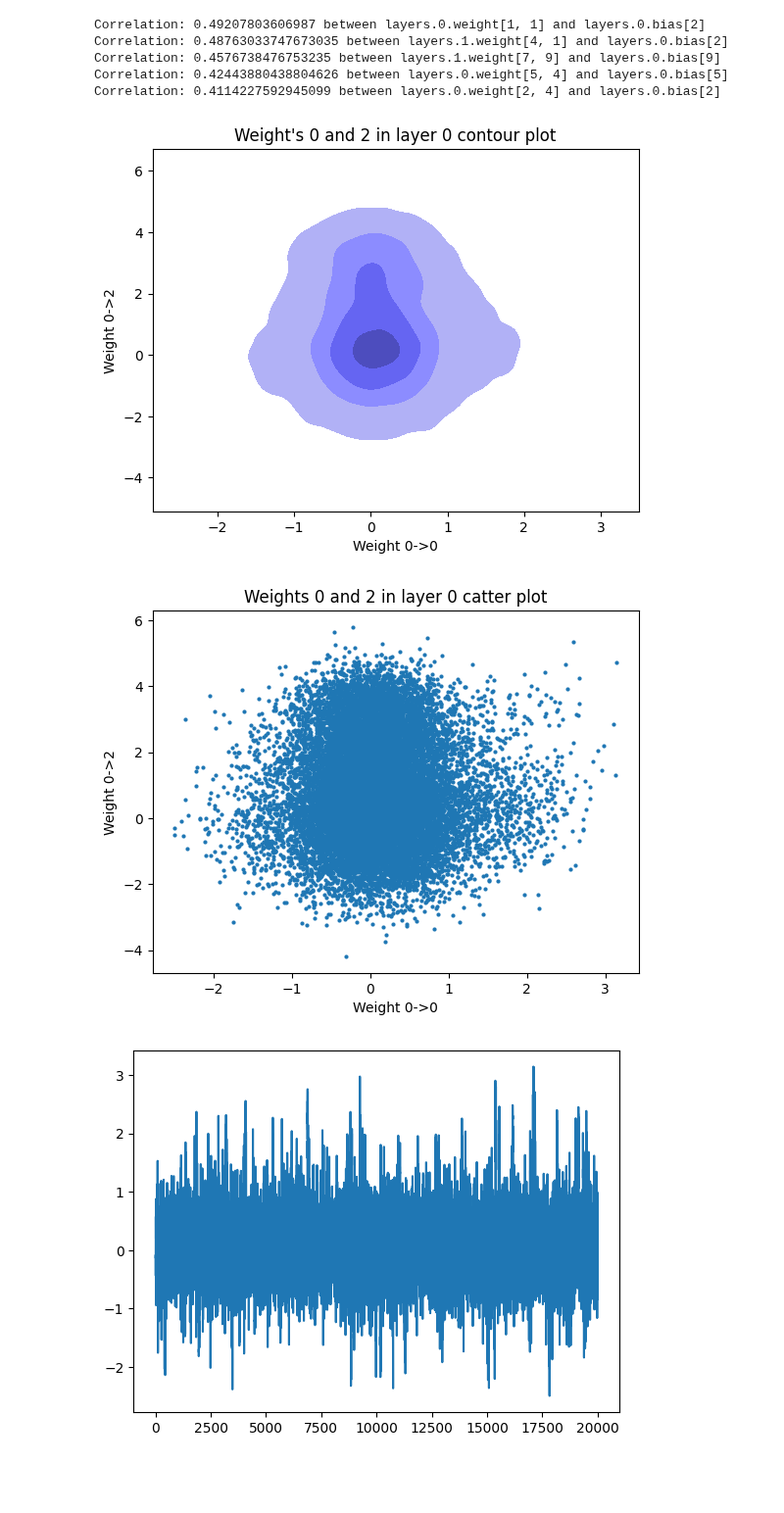
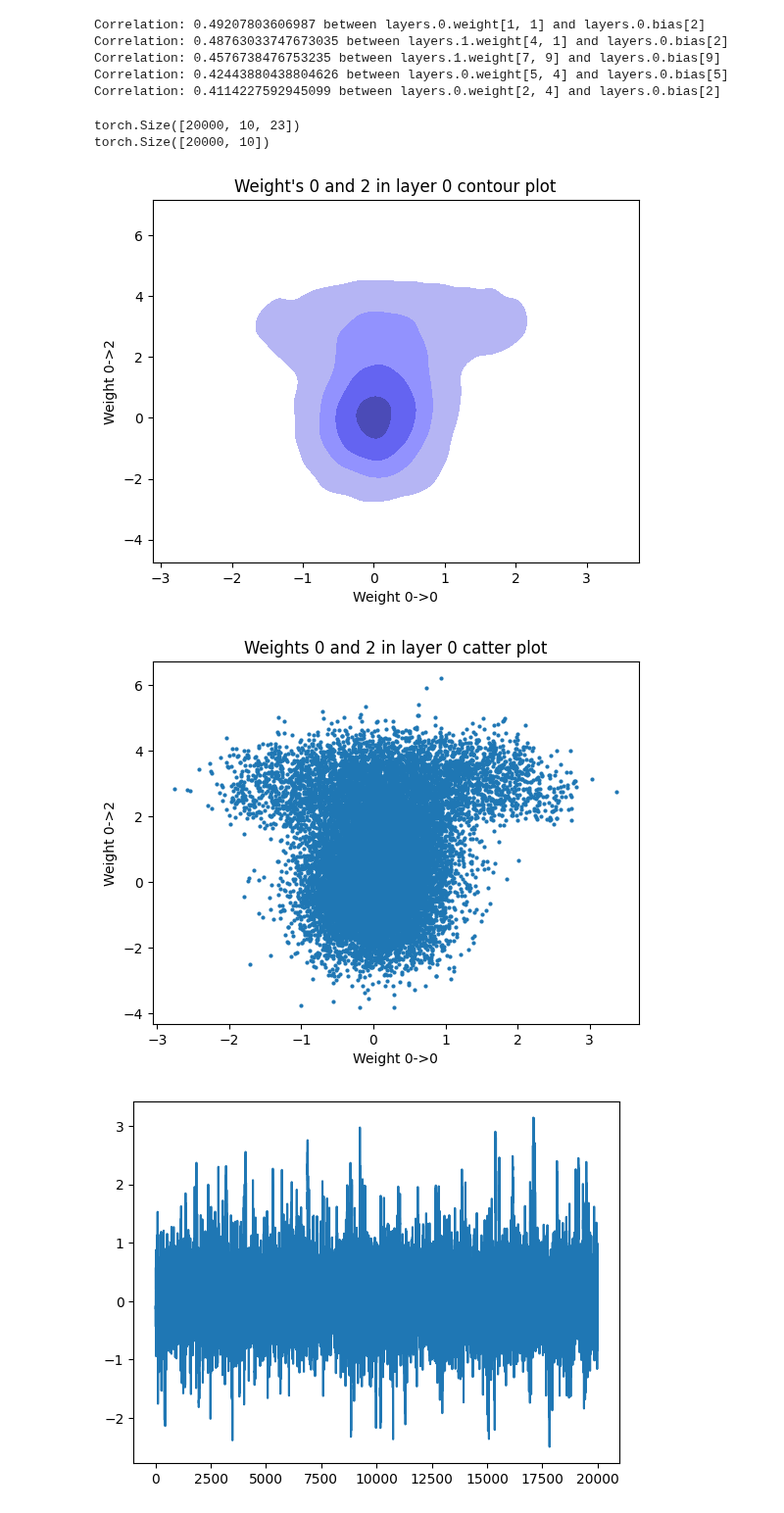
Before and after one commit to Marco-Gal/Bayesian-Neural-Network-Project, a Jupyter notebook: Boston Dataset Experiments/Obesity/Posterior Plotting/Making posterior plot.ipynb, the cells around one changed output. Shown at 98% size. Saved outputs shown, nothing was run; the diff lists cells and outputs as text; code cells hidden in the pictures; blank space fills up the shorter version.

```diff
--- a/Boston Dataset Experiments/Obesity/Posterior Plotting/Making posterior plot.ipynb
+++ b/Boston Dataset Experiments/Obesity/Posterior Plotting/Making posterior plot.ipynb
@@ -165,45 +169,42 @@ Correlation: 0.48763033747673035 between layers.1.weight[4, 1] and layers.0.bias
 Correlation: 0.4576738476753235 between layers.1.weight[7, 9] and layers.0.bias[9]
 Correlation: 0.42443880438804626 between layers.0.weight[5, 4] and layers.0.bias[5]
 Correlation: 0.4114227592945099 between layers.0.weight[2, 4] and layers.0.bias[2]
+# %%
+print(loaded_samples['layers.0.weight'][:,:,:].shape)
+
+print(loaded_samples['layers.0.bias'][:,:].shape)
+# %% [output]
+torch.Size([20000, 10, 23])
+torch.Size([20000, 10])
 # %%
 # These are the joint density plots of the 5 highest correlation pairs, in descending order
 
-# x=loaded_samples['layers.0.weight'][:,1,1]
+# x=loaded_samples['layers.1.weight'][:,4,1]
 # y=loaded_samples['layers.0.bias'][:,2]
 
-x=loaded_samples['layers.1.weight'][:,4,1]
-y=loaded_samples['layers.0.bias'][:,2]
+x=loaded_samples['layers.1.weight'][:,7,9]
+y=loaded_samples['layers.0.bias'][:,9]
 
-# x=loaded_samples['layers.1.weight'][:,7,9]
-# y=loaded_samples['layers.0.bias'][:,9]
 
-# x=loaded_samples['layers.0.weight'][:,5,4]
-# y=loaded_samples['layers.0.bias'][:,5]
-
-# x=loaded_samples['layers.0.weight'][:,2,4]
-# y=loaded_samples['layers.0.bias'][:,2]
-
-import seaborn as sns
-import matplotlib.pyplot as plt
 
 sns.kdeplot(x = x, y = y, fill = True, levels = [0.05, 0.3, 0.6, 0.9, 1], color = 'blue')
 plt.xlabel("Weight 0->0")
 plt.ylabel("Weight 0->2")
 # plt.xlim([-0.4,0.6])
 # plt.ylim([-0.2,0.7])
 plt.title("Weight's 0 and 2 in layer 0 contour plot")
 plt.show()
 
 plt.scatter(x = x, y = y, s = 4)
 # plt.xlim([-1.3,0.3])
 # plt.ylim([-0.1,0.3])
 plt.xlabel("Weight 0->0")
 plt.ylabel("Weight 0->2")
 plt.title("Weights 0 and 2 in layer 0 catter plot")
 plt.show()
 # %% [output]
-[figure, old version]
+[figure, new version]
-[figure, old version]
+[figure, new version]
 # %%
 # evaluate mixing
 def hmc_lines_layer0_w(i, j):
```
Also changed, not shown: parts of 29 cells of this notebook.
